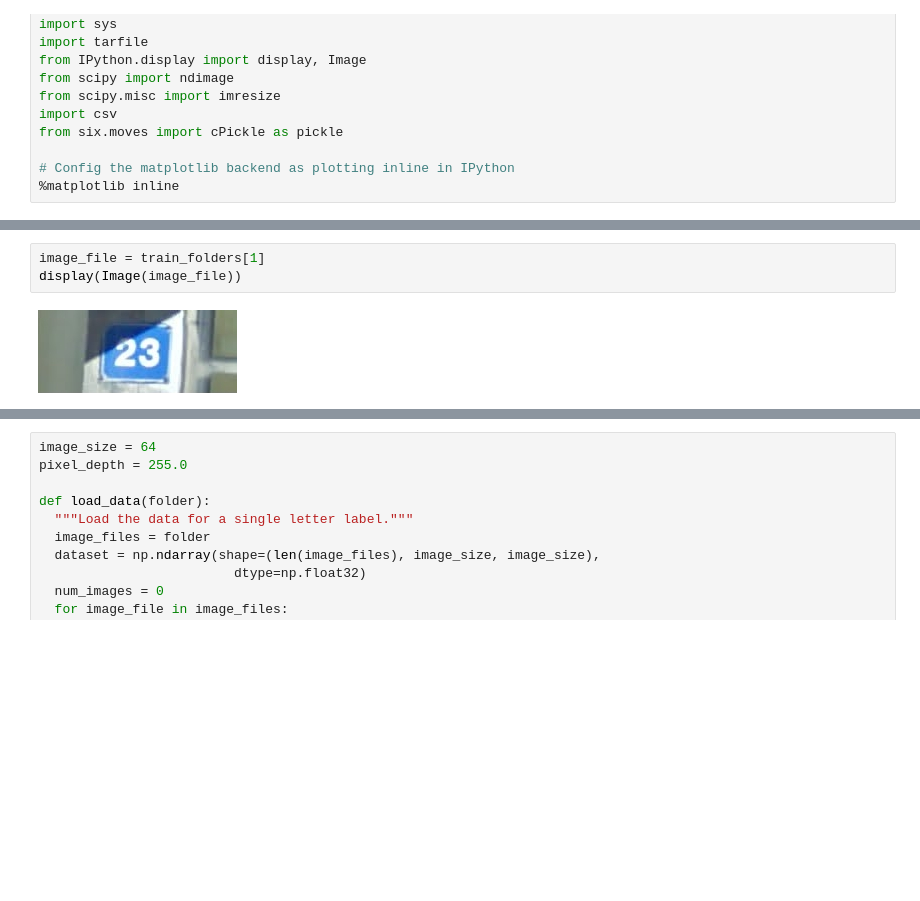
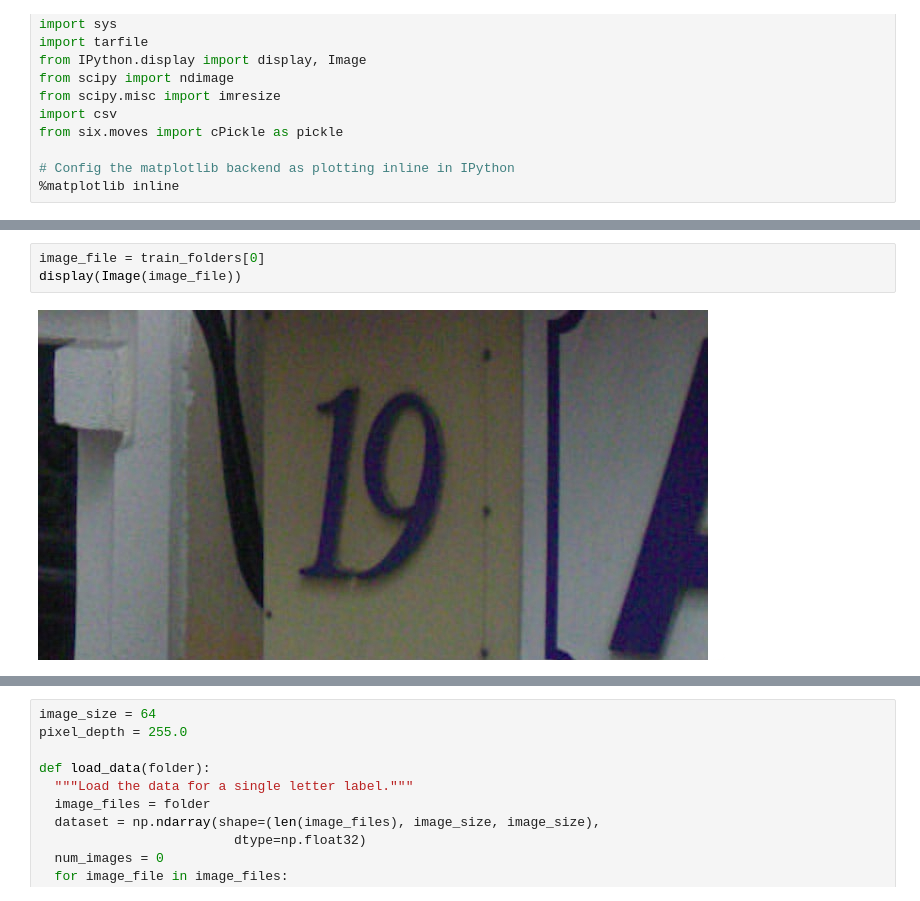
Before and after one commit to cgkaczenski/Getting_Started_Tensorflow, a Jupyter notebook: SVHN.ipynb, the cells around one changed output, grey strips where cells are left out. Saved outputs shown, nothing was run; the diff lists cells and outputs as text; blank space fills up the shorter version.

```diff
--- a/SVHN.ipynb
+++ b/SVHN.ipynb
@@ -51,5 +47,5 @@ extra already present - Skipping extraction of extra.tar.gz.
 # %%
-image_file = train_folders[1]
+image_file = train_folders[0]
 display(Image(image_file))
 # %% [output]
-[figure, old version]
+[figure, new version]
```
Also changed, not shown: parts of 11 cells of this notebook.
